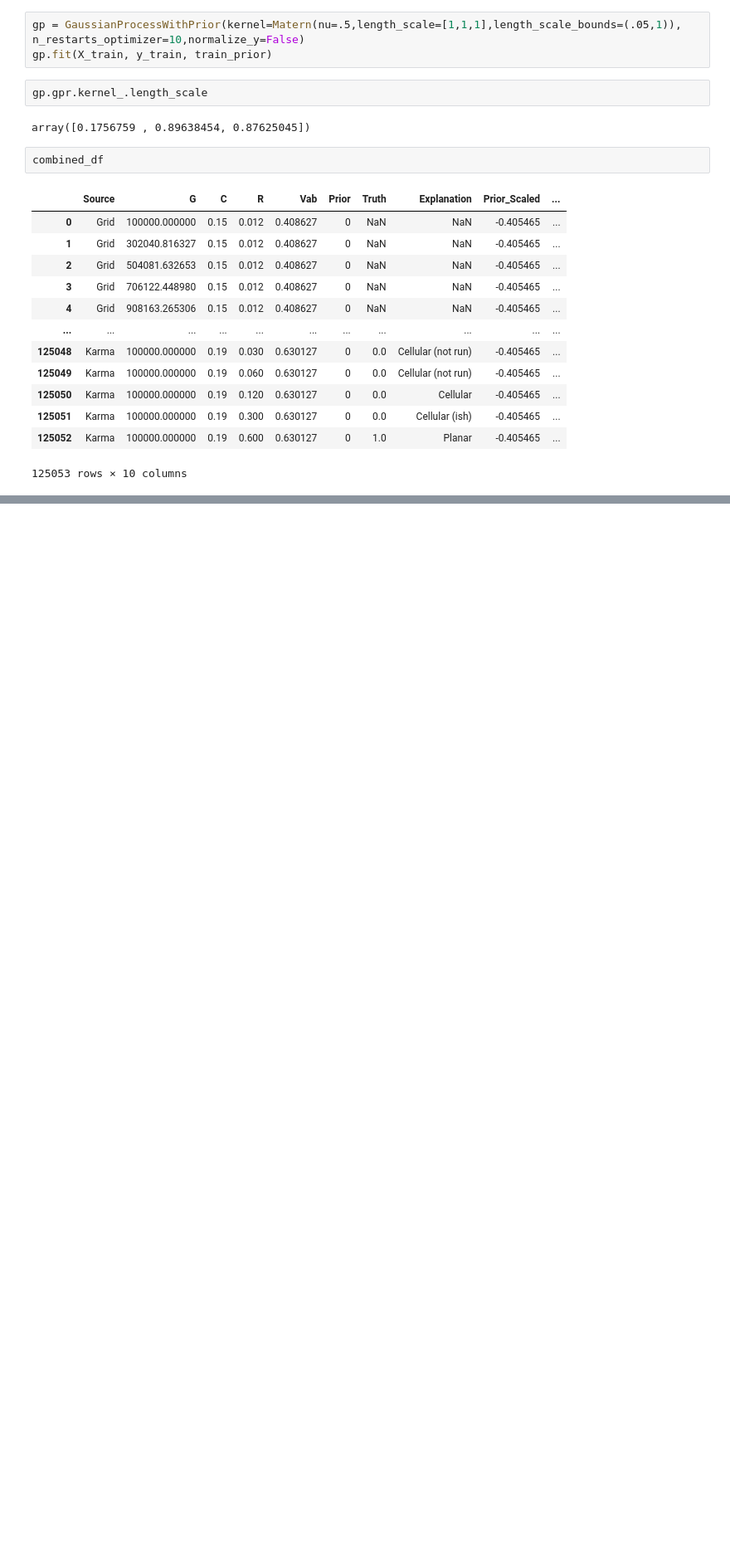
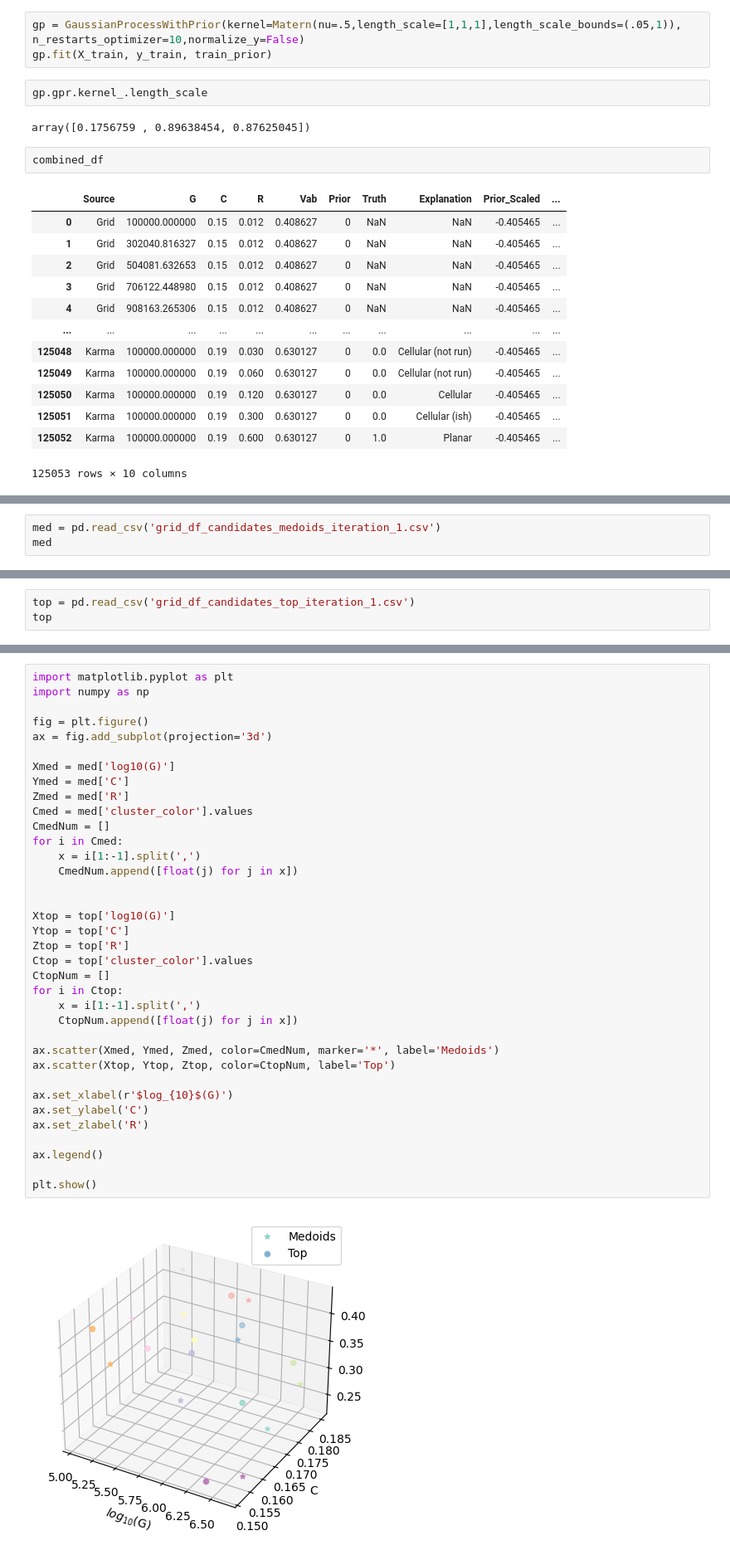
Before and after one commit to juanesfco/tamubo, a Jupyter notebook: ALProject/check.ipynb, the cells around one changed output, grey strips where cells are left out. Shown at 83% size. Drawn from its saved outputs; the diff is of its cells as text; blank space fills up the shorter version.

Commit message:
iteration2

```diff
--- a/ALProject/check.ipynb
+++ b/ALProject/check.ipynb
@@ -169,0 +194,3 @@ array([0.15      , 0.15081633, 0.15163265, 0.15244898, 0.15326531,
+# %%
+med = pd.read_csv('grid_df_candidates_medoids_iteration_1.csv')
+med
@@ -169,0 +209,3 @@ array([0.15      , 0.15081633, 0.15163265, 0.15244898, 0.15326531,
+# %%
+top = pd.read_csv('grid_df_candidates_top_iteration_1.csv')
+top
@@ -169,0 +252,38 @@ array([0.15      , 0.15081633, 0.15163265, 0.15244898, 0.15326531,
+# %%
+import matplotlib.pyplot as plt
+import numpy as np
+
+fig = plt.figure()
+ax = fig.add_subplot(projection='3d')
+
+Xmed = med['log10(G)']
+Ymed = med['C']
+Zmed = med['R']
+Cmed = med['cluster_color'].values
+CmedNum = []
+for i in Cmed:
+    x = i[1:-1].split(',')
+    CmedNum.append([float(j) for j in x])
+
+
+Xtop = top['log10(G)']
+Ytop = top['C']
+Ztop = top['R']
+Ctop = top['cluster_color'].values
+CtopNum = []
+for i in Ctop:
+    x = i[1:-1].split(',')
+    CtopNum.append([float(j) for j in x])
+
+ax.scatter(Xmed, Ymed, Zmed, color=CmedNum, marker='*', label='Medoids')
+ax.scatter(Xtop, Ytop, Ztop, color=CtopNum, label='Top')
+
+ax.set_xlabel(r'$log_{10}$(G)')
+ax.set_ylabel('C')
+ax.set_zlabel('R')
+
+ax.legend()
+
+plt.show()
+# %% [output]
+[figure, added]
```
Also changed, not shown: parts of 12 cells of this notebook, 16 other files.
